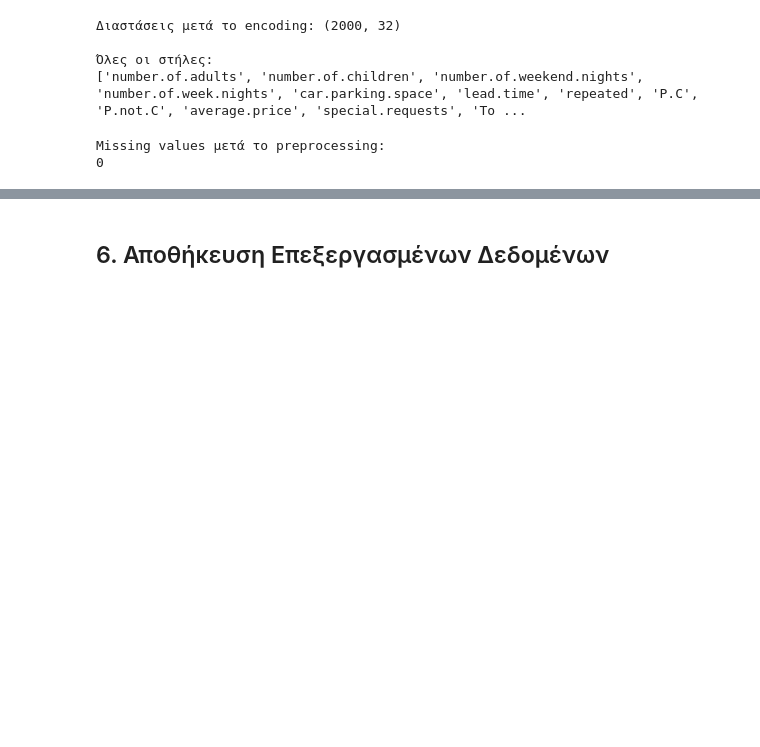
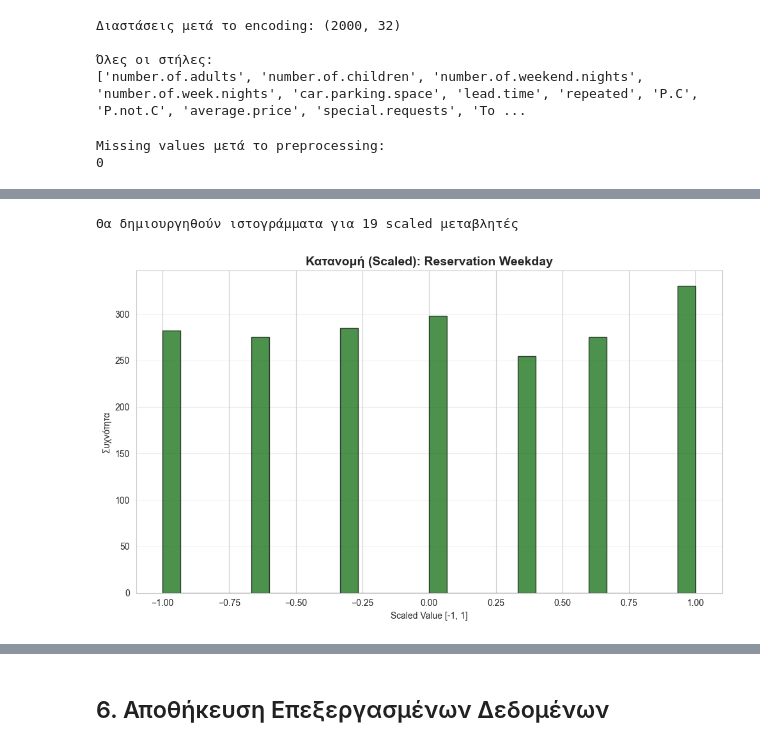
Before and after one commit to dgodolias/HotelCancellationsClustering, a Jupyter notebook: preprocessing.ipynb, the cells around one changed output, grey strips where cells are left out. Drawn from its saved outputs; the diff is of its cells as text; code cells hidden in the pictures; blank space fills up the shorter version.

```diff
--- a/preprocessing.ipynb
+++ b/preprocessing.ipynb
@@ -302,0 +352,25 @@ Shape: (2000, 32)
+# %%
+# Λίστα με τις αρχικές αριθμητικές μεταβλητές (πριν το one-hot encoding)
+original_numeric_cols = [
+    'number.of.adults', 'number.of.children', 'number.of.weekend.nights',
+    'number.of.week.nights', 'car.parking.space', 'lead.time', 'repeated',
+    'P.C', 'P.not.C', 'average.price', 'special.requests',
+    'Total_Guests', 'Is_Family', 'Total_Nights', 'Cancellation_Ratio',
+    'Price_per_Person', 'Arrival_Month', 'Arrival_Year', 'Reservation_Weekday'
+]
+
+print(f"Θα δημιουργηθούν ιστογράμματα για {len(original_numeric_cols)} scaled μεταβλητές")
+# %% [output]
+Θα δημιουργηθούν ιστογράμματα για 19 scaled μεταβλητές
+# %%
+# Ιστόγραμμα για Reservation_Weekday (scaled)
+plt.figure(figsize=(10, 6))
+plt.hist(df_scaled['Reservation_Weekday'], bins=30, edgecolor='black', alpha=0.7, color='darkgreen')
+plt.title('Κατανομή (Scaled): Reservation Weekday', fontsize=14, fontweight='bold')
+plt.xlabel('Scaled Value [-1, 1]')
+plt.ylabel('Συχνότητα')
+plt.grid(axis='y', alpha=0.3)
+plt.tight_layout()
+plt.show()
+# %% [output]
+[figure, added]
```
Also changed, not shown: parts of 26 cells of this notebook.
